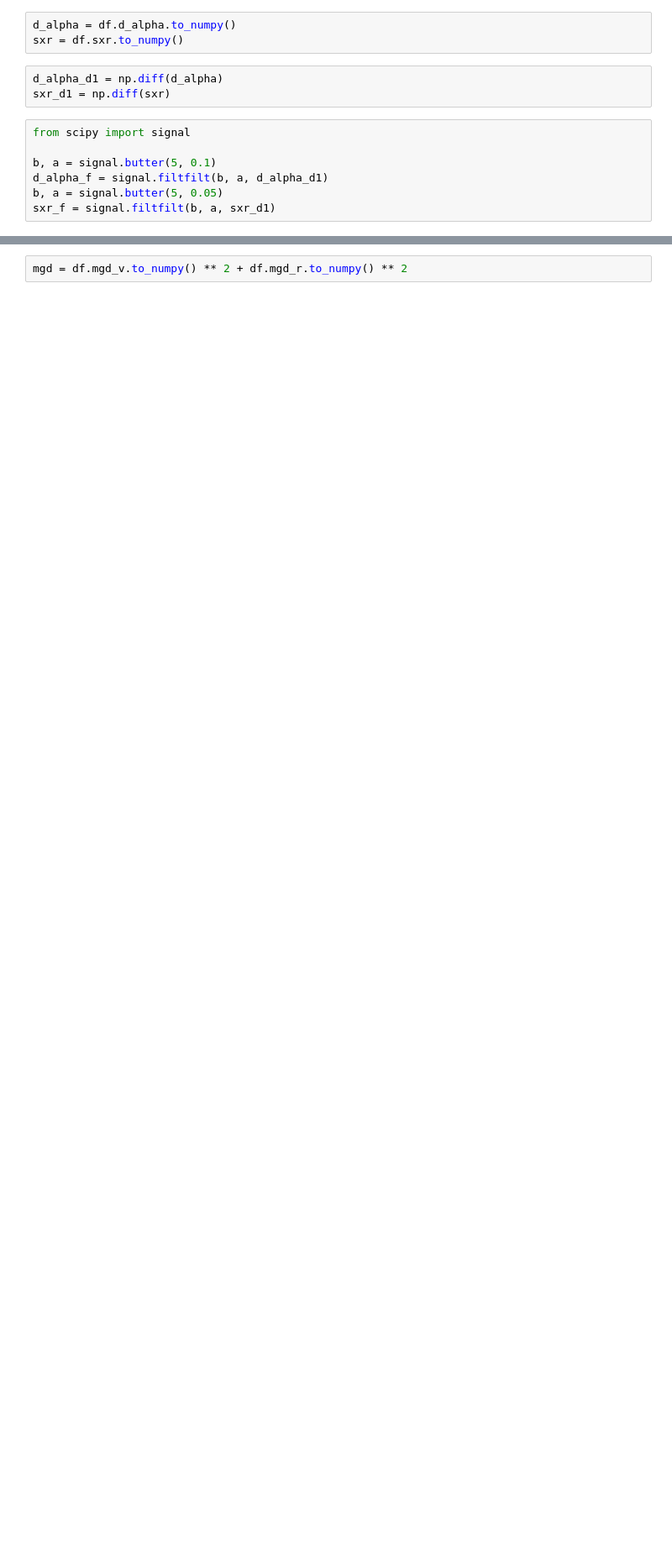
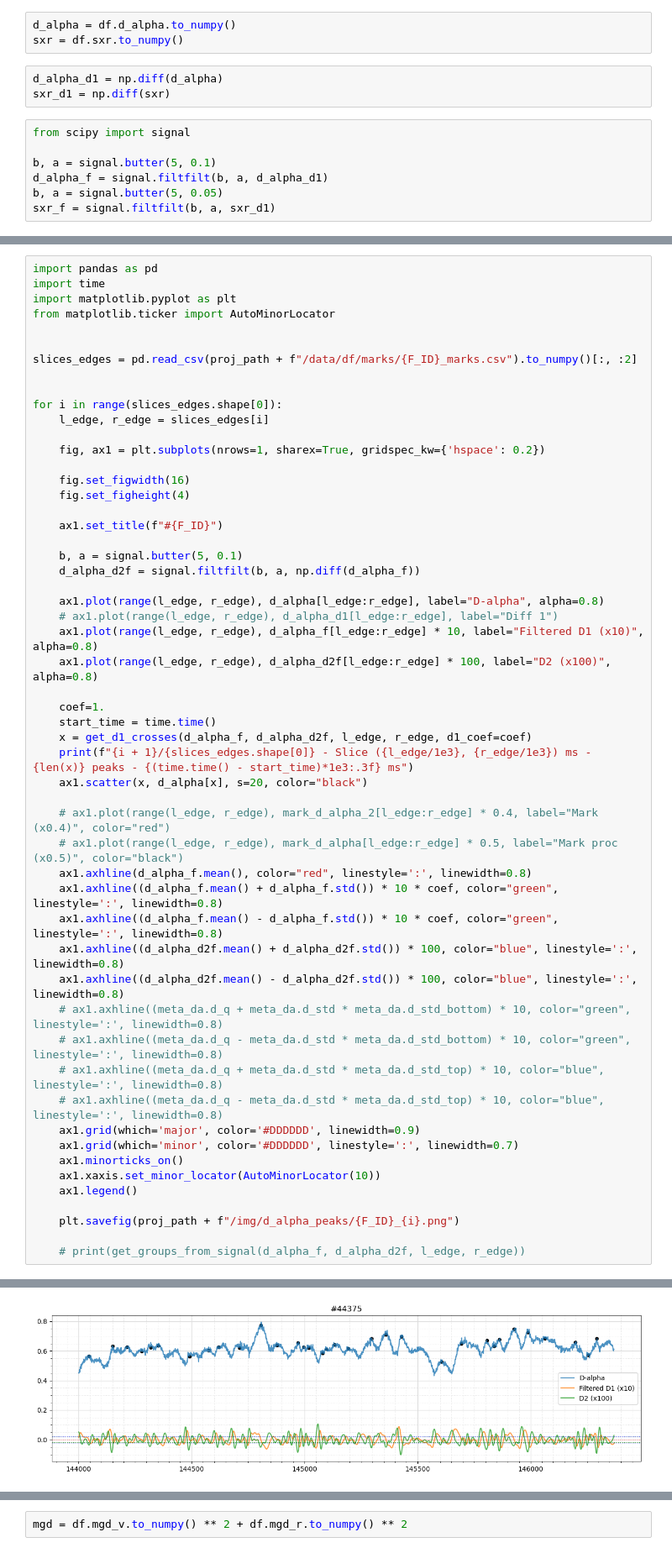
Before and after one commit to feodorrussia/Plasma_analysis, a Jupyter notebook: Marking system.ipynb, the cells around one changed output, grey strips where cells are left out. Shown at 84% size. Drawn from its saved outputs; the diff is of its cells as text; blank space fills up the shorter version.

Commit message:
Update Marking system.ipynb
Check get_dalpha_peaks function
Gen imgs

```diff
--- a/Marking system.ipynb
+++ b/Marking system.ipynb
@@ -369,0 +429,55 @@ sxr_f = signal.filtfilt(b, a, sxr_d1)
+# %%
+import pandas as pd
+import time
+import matplotlib.pyplot as plt
+from matplotlib.ticker import AutoMinorLocator
+
+
+slices_edges = pd.read_csv(proj_path + f"/data/df/marks/{F_ID}_marks.csv").to_numpy()[:, :2]
+
+
+for i in range(slices_edges.shape[0]):
+    l_edge, r_edge = slices_edges[i]
+
+    fig, ax1 = plt.subplots(nrows=1, sharex=True, gridspec_kw={'hspace': 0.2})
+
+    fig.set_figwidth(16)
+    fig.set_figheight(4)
+
+    ax1.set_title(f"#{F_ID}")
+
+    b, a = signal.butter(5, 0.1)
+    d_alpha_d2f = signal.filtfilt(b, a, np.diff(d_alpha_f))
+
+    ax1.plot(range(l_edge, r_edge), d_alpha[l_edge:r_edge], label="D-alpha", alpha=0.8)
+    # ax1.plot(range(l_edge, r_edge), d_alpha_d1[l_edge:r_edge], label="Diff 1")
+    ax1.plot(range(l_edge, r_edge), d_alpha_f[l_edge:r_edge] * 10, label="Filtered D1 (x10)", alpha=0.8)
+    ax1.plot(range(l_edge, r_edge), d_alpha_d2f[l_edge:r_edge] * 100, label="D2 (x100)", alpha=0.8)
+
+    coef=1.
+    start_time = time.time()
+    x = get_d1_crosses(d_alpha_f, d_alpha_d2f, l_edge, r_edge, d1_coef=coef)
+    print(f"{i + 1}/{slices_edges.shape[0]} - Slice ({l_edge/1e3}, {r_edge/1e3}) ms - {len(x)} peaks - {(time.time() - start_time)*1e3:.3f} ms")
+    ax1.scatter(x, d_alpha[x], s=20, color="black")
+
+    # ax1.plot(range(l_edge, r_edge), mark_d_alpha_2[l_edge:r_edge] * 0.4, label="Mark (x0.4)", color="red")
+    # ax1.plot(range(l_edge, r_edge), mark_d_alpha[l_edge:r_edge] * 0.5, label="Mark proc (x0.5)", color="black")
+    ax1.axhline(d_alpha_f.mean(), color="red", linestyle=':', linewidth=0.8)
+    ax1.axhline((d_alpha_f.mean() + d_alpha_f.std()) * 10 * coef, color="green", linestyle=':', linewidth=0.8)
+    ax1.axhline((d_alpha_f.mean() - d_alpha_f.std()) * 10 * coef, color="green", linestyle=':', linewidth=0.8)
+    ax1.axhline((d_alpha_d2f.mean() + d_alpha_d2f.std()) * 100, color="blue", linestyle=':', linewidth=0.8)
+    ax1.axhline((d_alpha_d2f.mean() - d_alpha_d2f.std()) * 100, color="blue", linestyle=':', linewidth=0.8)
+    # ax1.axhline((meta_da.d_q + meta_da.d_std * meta_da.d_std_bottom) * 10, color="green", linestyle=':', linewidth=0.8)
+    # ax1.axhline((meta_da.d_q - meta_da.d_std * meta_da.d_std_bottom) * 10, color="green", linestyle=':', linewidth=0.8)
+    # ax1.axhline((meta_da.d_q + meta_da.d_std * meta_da.d_std_top) * 10, color="blue", linestyle=':', linewidth=0.8)
+    # ax1.axhline((meta_da.d_q - meta_da.d_std * meta_da.d_std_top) * 10, color="blue", linestyle=':', linewidth=0.8)
+    ax1.grid(which='major', color='#DDDDDD', linewidth=0.9)
+    ax1.grid(which='minor', color='#DDDDDD', linestyle=':', linewidth=0.7)
+    ax1.minorticks_on()
+    ax1.xaxis.set_minor_locator(AutoMinorLocator(10))
+    ax1.legend()
+
+    plt.savefig(proj_path + f"/img/d_alpha_peaks/{F_ID}_{i}.png")
+
+    # print(get_groups_from_signal(d_alpha_f, d_alpha_d2f, l_edge, r_edge))
+# %% [output]
@@ -369,0 +499 @@ sxr_f = signal.filtfilt(b, a, sxr_d1)
+[figure, added]
```
Also changed, not shown: parts of 8 cells of this notebook.
